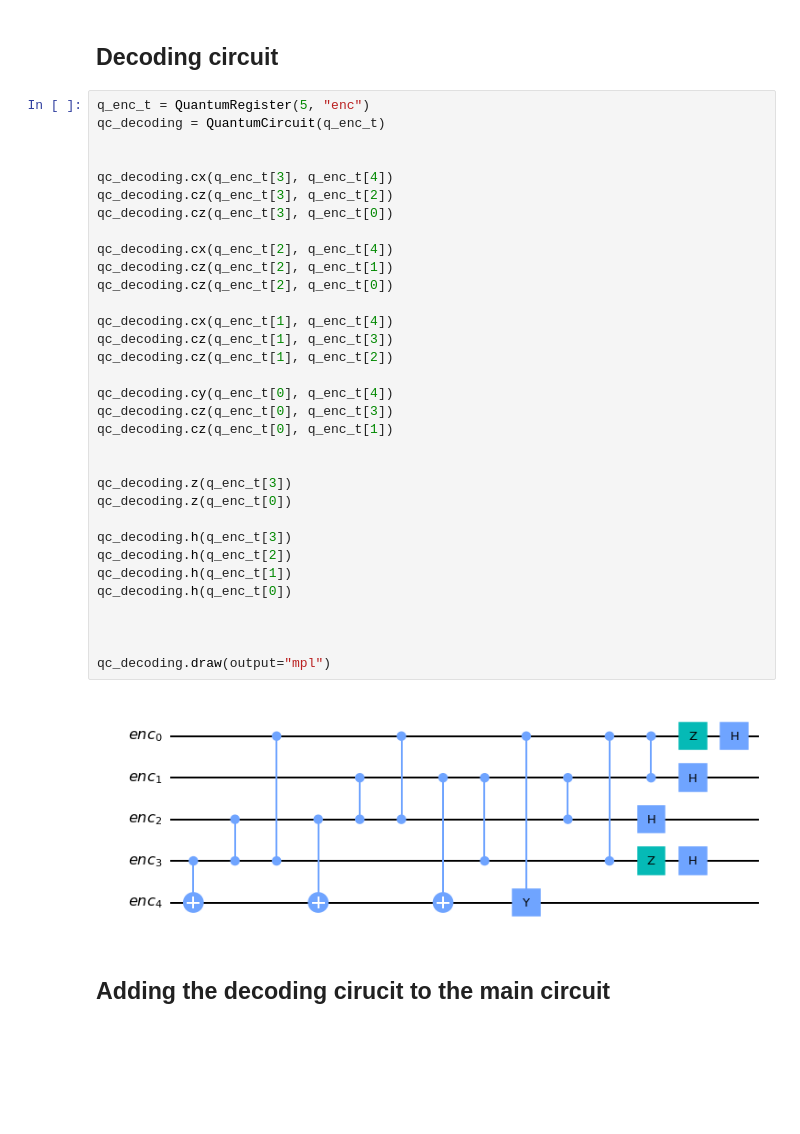
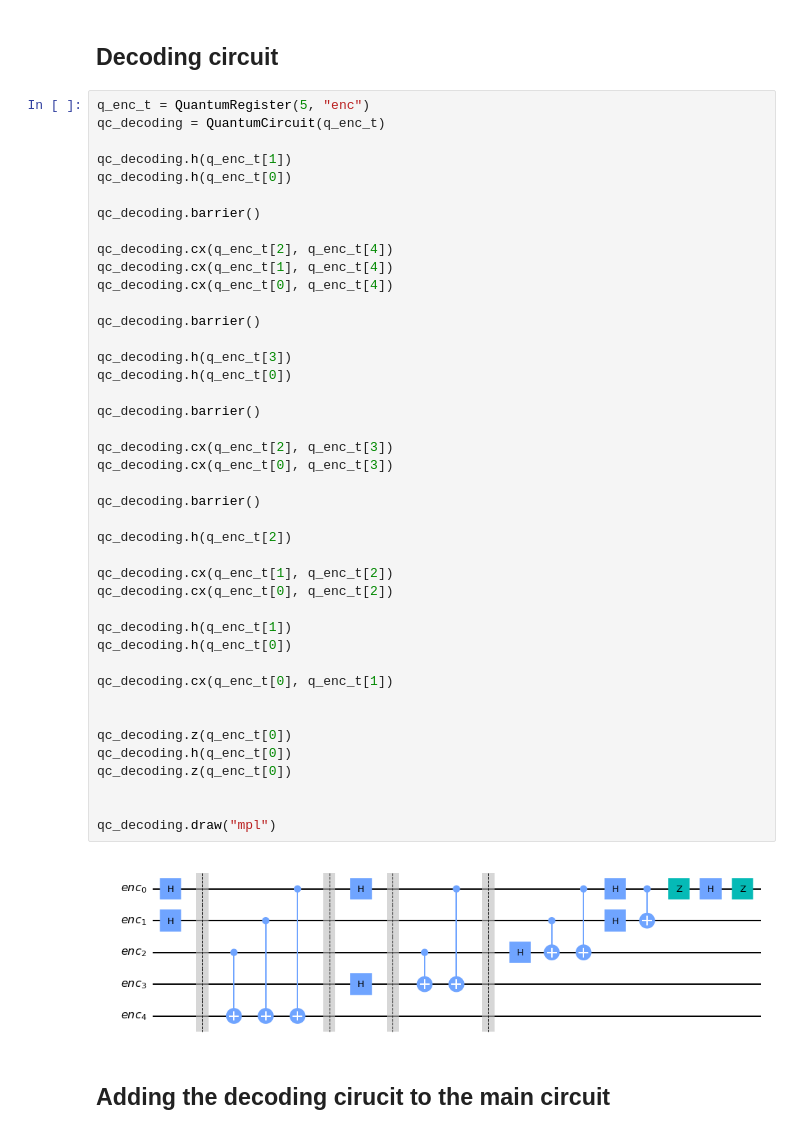
Before and after one commit to DiegoArcelli/Quantum-Error-Correction-Report, a Jupyter notebook: code/five_qubit_code.ipynb, the cells around one changed output. Cells and saved outputs as stored; diff of their text form; blank space fills up the shorter version.

```diff
--- a/code/five_qubit_code.ipynb
+++ b/code/five_qubit_code.ipynb
@@ -179,38 +196,47 @@ qc.draw("mpl")
 # %%
 q_enc_t = QuantumRegister(5, "enc")
 qc_decoding = QuantumCircuit(q_enc_t)
 
-
-qc_decoding.cx(q_enc_t[3], q_enc_t[4])
-qc_decoding.cz(q_enc_t[3], q_enc_t[2])
-qc_decoding.cz(q_enc_t[3], q_enc_t[0])
-
-qc_decoding.cx(q_enc_t[2], q_enc_t[4])
-qc_decoding.cz(q_enc_t[2], q_enc_t[1])
-qc_decoding.cz(q_enc_t[2], q_enc_t[0])
-
-qc_decoding.cx(q_enc_t[1], q_enc_t[4])
-qc_decoding.cz(q_enc_t[1], q_enc_t[3])
-qc_decoding.cz(q_enc_t[1], q_enc_t[2])
-
-qc_decoding.cy(q_enc_t[0], q_enc_t[4])
-qc_decoding.cz(q_enc_t[0], q_enc_t[3])
-qc_decoding.cz(q_enc_t[0], q_enc_t[1])
-
-
-qc_decoding.z(q_enc_t[3])
-qc_decoding.z(q_enc_t[0])
-
-qc_decoding.h(q_enc_t[3])
-qc_decoding.h(q_enc_t[2])
 qc_decoding.h(q_enc_t[1])
 qc_decoding.h(q_enc_t[0])
 
+qc_decoding.barrier()
+
+qc_decoding.cx(q_enc_t[2], q_enc_t[4])
+qc_decoding.cx(q_enc_t[1], q_enc_t[4])
+qc_decoding.cx(q_enc_t[0], q_enc_t[4])
+
+qc_decoding.barrier()
+
+qc_decoding.h(q_enc_t[3])
+qc_decoding.h(q_enc_t[0])
+
+qc_decoding.barrier()
+
+qc_decoding.cx(q_enc_t[2], q_enc_t[3])
+qc_decoding.cx(q_enc_t[0], q_enc_t[3])
+
+qc_decoding.barrier()
+
+qc_decoding.h(q_enc_t[2])
+
+qc_decoding.cx(q_enc_t[1], q_enc_t[2])
+qc_decoding.cx(q_enc_t[0], q_enc_t[2])
+
+qc_decoding.h(q_enc_t[1])
+qc_decoding.h(q_enc_t[0])
+
+qc_decoding.cx(q_enc_t[0], q_enc_t[1])
 
 
-qc_decoding.draw(output="mpl")
+qc_decoding.z(q_enc_t[0])
+qc_decoding.h(q_enc_t[0])
+qc_decoding.z(q_enc_t[0])
+
+
+qc_decoding.draw("mpl")
 # %% [output]
-[figure, old version]
+[figure, new version]
 # %% [markdown]
 ## Adding the decoding cirucit to the main circuit
 # %%
```
Also changed, not shown: parts of 12 cells of this notebook, 2 other files.
